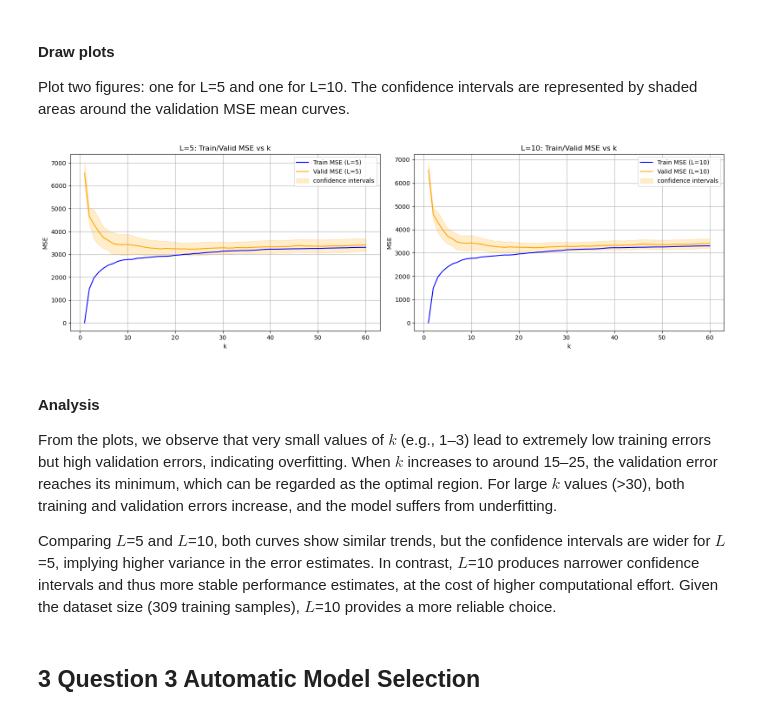
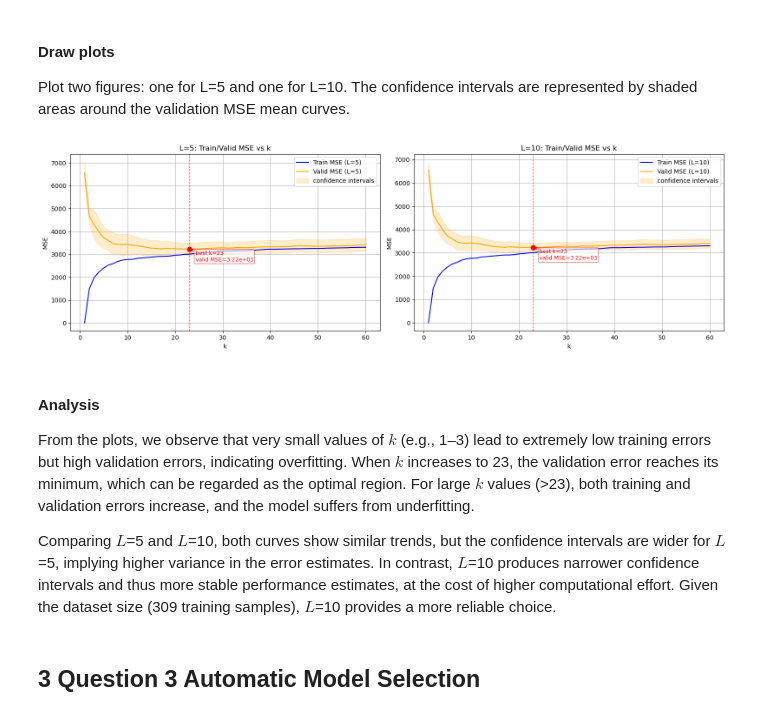
Before and after one commit to MinGGGoD/ML_ASS, a Jupyter notebook: 35224436 Yiming Zhang a1 sec1.ipynb, the cells around one changed output. Drawn from its saved outputs; the diff is of its cells as text; code cells hidden in the pictures.

```diff
--- a/35224436 Yiming Zhang a1 sec1.ipynb
+++ b/35224436 Yiming Zhang a1 sec1.ipynb
@@ -329,10 +329,13 @@ Plot two figures: one for L=5 and one for L=10. The confidence intervals are rep
 import matplotlib.pyplot as plt
 
 k_values = np.arange(1, max_k + 1)
-
 fig, axes = plt.subplots(1, 2, figsize=(16, 5))
 
 # L=5
+best_idx_l5 = int(np.argmin(results_l5["valid_mse_means"]))
+best_k_l5 = int(k_values[best_idx_l5])
+best_mse_l5 = float(results_l5["valid_mse_means"][best_idx_l5])
+
 axes[0].plot(k_values, results_l5["train_mse_means"], label="Train MSE (L=5)", color="blue")
 axes[0].plot(k_values, results_l5["valid_mse_means"], label="Valid MSE (L=5)", color="orange")
 axes[0].fill_between(
@@ -342,37 +345,69 @@ axes[0].fill_between(
     color="orange",
     alpha=0.2,
     label="confidence intervals"
 )
+
+axes[0].scatter(best_k_l5, best_mse_l5, color="red", s=60, zorder=5)
+axes[0].axvline(best_k_l5, color="red", linestyle="--", linewidth=1, alpha=0.7)
+axes[0].annotate(
+    f"best k={best_k_l5}\nvalid MSE={best_mse_l5:.3g}",
+    xy=(best_k_l5, best_mse_l5),
+    xytext=(10, -20),
+    textcoords="offset points",
+    color="red",
+    fontsize=9,
+    bbox=dict(boxstyle="round,pad=0.2", fc="white", ec="red", alpha=0.6),
+    arrowprops=dict(arrowstyle="->", color="red", lw=1),
+)
+
 axes[0].set_xlabel("k")
 axes[0].set_ylabel("MSE")
 axes[0].set_title("L=5: Train/Valid MSE vs k")
 axes[0].legend()
 axes[0].grid(True)
 
 # L=10
+best_idx_l10 = int(np.argmin(results_l10["valid_mse_means"]))
+best_k_l10 = int(k_values[best_idx_l10])
+best_mse_l10 = float(results_l10["valid_mse_means"][best_idx_l10])
+
 axes[1].plot(k_values, results_l10["train_mse_means"], label="Train MSE (L=10)", color="blue")
 axes[1].plot(k_values, results_l10["valid_mse_means"], label="Valid MSE (L=10)", color="orange")
 axes[1].fill_between(
     k_values,
     results_l10["ci_lowers"],
     results_l10["ci_uppers"],
     color="orange",
     alpha=0.2,
     label="confidence intervals"
 )
+
+axes[1].scatter(best_k_l10, best_mse_l10, color="red", s=60, zorder=5)
+axes[1].axvline(best_k_l10, color="red", linestyle="--", linewidth=1, alpha=0.7)
+axes[1].annotate(
+    f"best k={best_k_l10}\nvalid MSE={best_mse_l10:.3g}",
+    xy=(best_k_l10, best_mse_l10),
+    xytext=(10, -20),
+    textcoords="offset points",
+    color="red",
+    fontsize=9,
+    bbox=dict(boxstyle="round,pad=0.2", fc="white", ec="red", alpha=0.6),
+    arrowprops=dict(arrowstyle="->", color="red", lw=1),
+)
+
 axes[1].set_xlabel("k")
 axes[1].set_ylabel("MSE")
 axes[1].set_title("L=10: Train/Valid MSE vs k")
 axes[1].legend()
 axes[1].grid(True)
 
 plt.tight_layout()
 plt.show()
 # %% [output]
-[figure, old version]
+[figure, new version]
 # %% [markdown]
 #### Analysis
-From the plots, we observe that very small values of $k$ (e.g., 1–3) lead to extremely low training errors but high validation errors, indicating overfitting. When $k$ increases to around 15–25, the validation error reaches its minimum, which can be regarded as the optimal region. For large $k$ values (>30), both training and validation errors increase, and the model suffers from underfitting.
+From the plots, we observe that very small values of $k$ (e.g., 1–3) lead to extremely low training errors but high validation errors, indicating overfitting. When $k$ increases to 23, the validation error reaches its minimum, which can be regarded as the optimal region. For large $k$ values (>23), both training and validation errors increase, and the model suffers from underfitting.
 
 Comparing $L$=5 and $L$=10, both curves show similar trends, but the confidence intervals are wider for $L$=5, implying higher variance in the error estimates. In contrast, $L$=10 produces narrower confidence intervals and thus more stable performance estimates, at the cost of higher computational effort. Given the dataset size (309 training samples), $L$=10 provides a more reliable choice.
 # %% [markdown]
```
